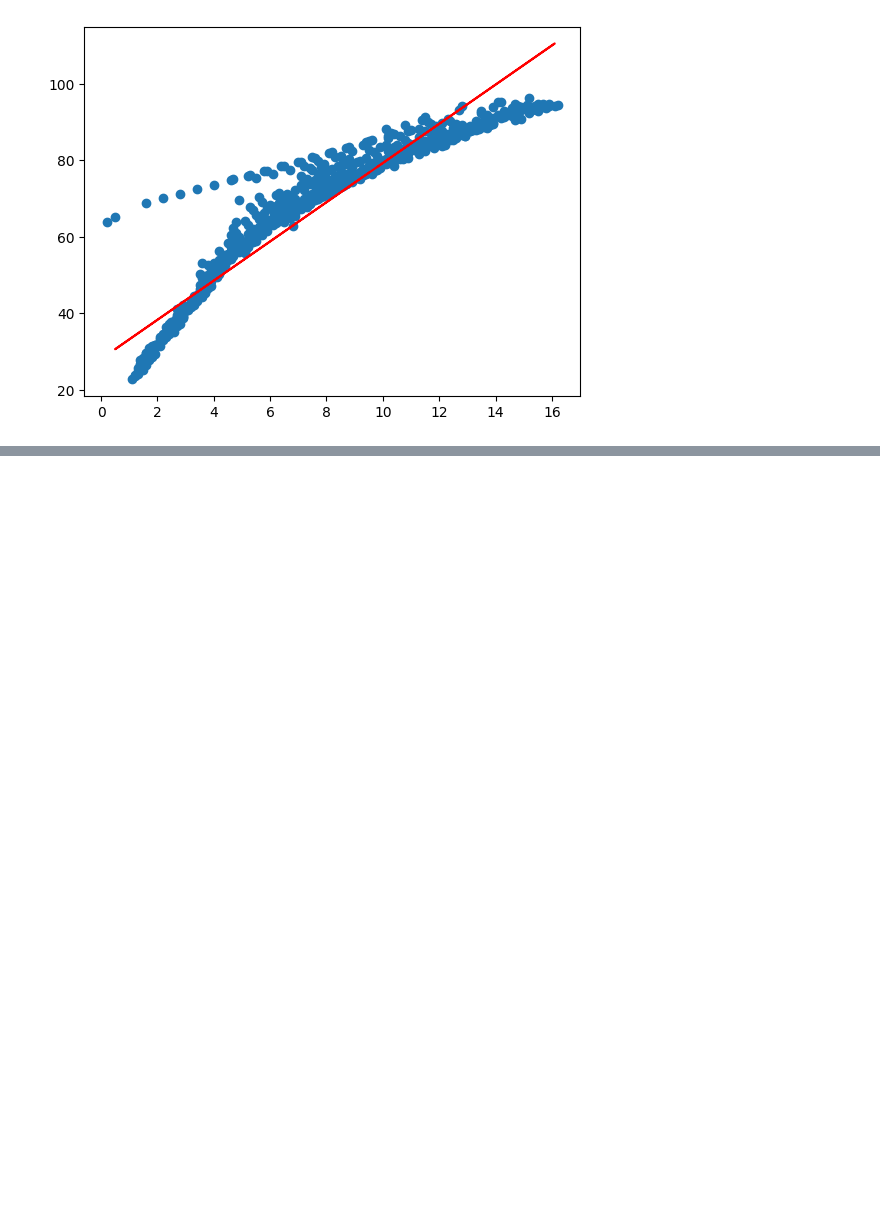
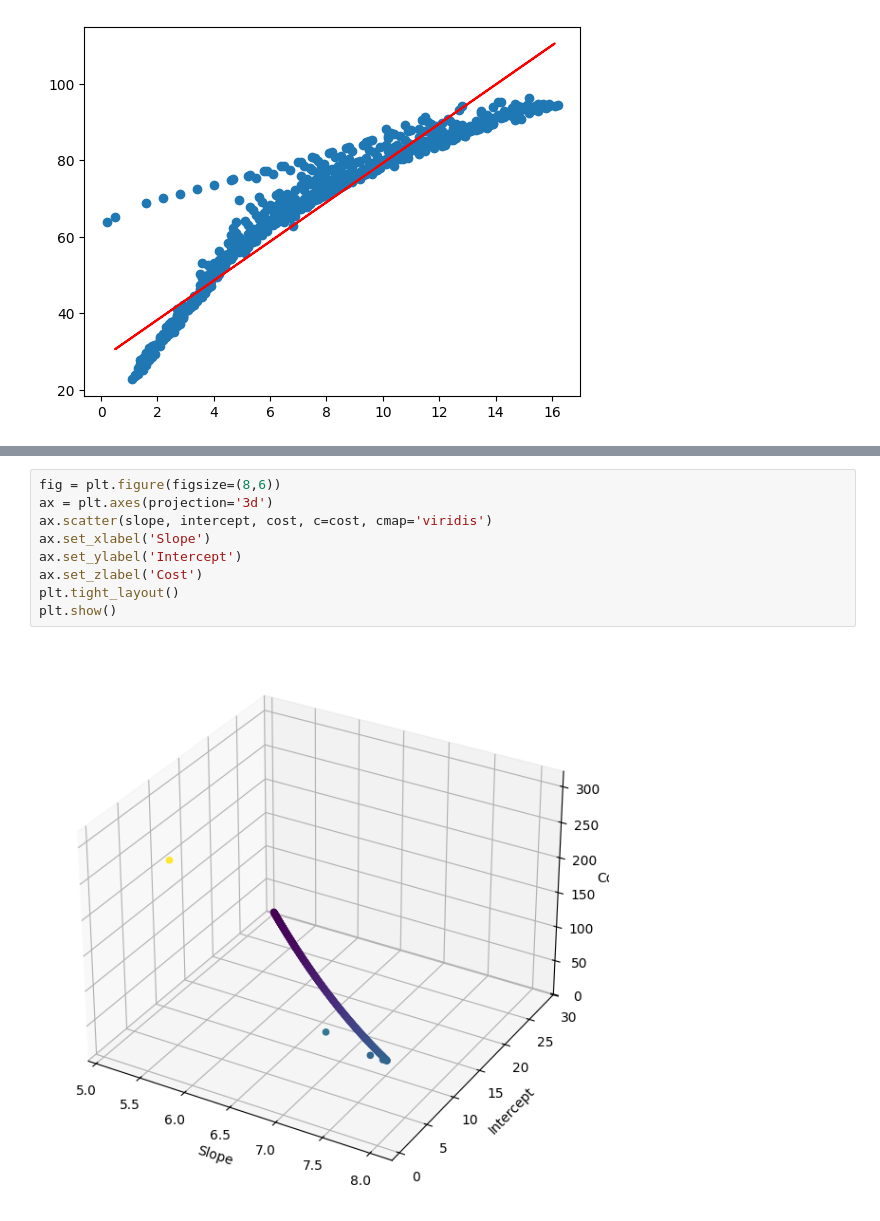
Before and after one commit to mostafizcse007/Machine-Learning, a Jupyter notebook: Week 3/SLR_Gradient_Descent_scratch.ipynb, the cells around one changed output, grey strips where cells are left out. Drawn from its saved outputs; the diff is of its cells as text; blank space fills up the shorter version.

```diff
--- a/Week 3/SLR_Gradient_Descent_scratch.ipynb
+++ b/Week 3/SLR_Gradient_Descent_scratch.ipynb
@@ -74,0 +93,11 @@ plt.show()
+# %%
+fig = plt.figure(figsize=(8,6))
+ax = plt.axes(projection='3d')
+ax.scatter(slope, intercept, cost, c=cost, cmap='viridis')
+ax.set_xlabel('Slope')
+ax.set_ylabel('Intercept')
+ax.set_zlabel('Cost')
+plt.tight_layout()
+plt.show()
+# %% [output]
+[figure, added]
```
Also changed, not shown: parts of 4 cells of this notebook, 1 other file.
